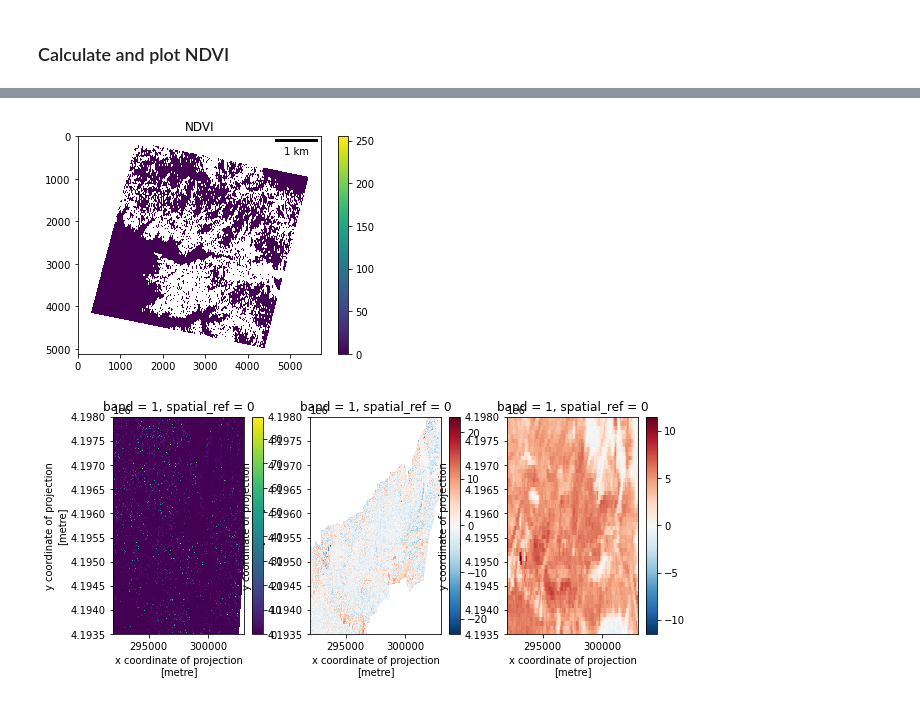
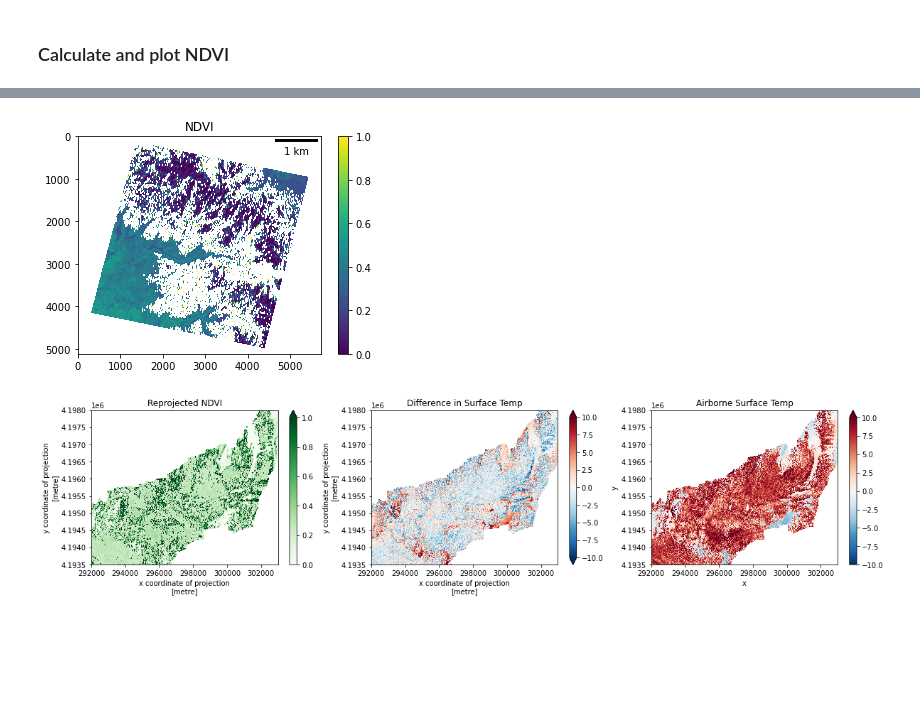
Before and after one commit to UW-GDA/aster-thermal, a Jupyter notebook: scratch2.ipynb, the cells around one changed output, grey strips where cells are left out. Drawn from its saved outputs; the diff is of its cells as text; code cells hidden in the pictures; blank space fills up the shorter version.

```diff
--- a/scratch2.ipynb
+++ b/scratch2.ipynb
@@ -130,2 +166,4 @@ numpy.ndarray
+# %%
+NDVI_masked = NDVI.where(~np.isnan(air_src))
 # %%
 f, ax = plt.subplots()
@@ -159,20 +189,23 @@ nir_ma = rio2ma(nir_path)
 NDVI_ma = (nir_ma-red_ma)/(nir_ma+red_ma)
 
 f, ax = plt.subplots()
-ax.imshow(NDVI_ma)
+ax.imshow(NDVI_ma, vmin=0, vmax=1)
 ax.add_artist(ScaleBar(1.0))
 ax.set_title('NDVI')
-f.colorbar(ax.imshow(NDVI_ma));
+f.colorbar(ax.imshow(NDVI_ma, vmin=0, vmax=1));
 # %% [output]
-[figure, old version]
+[figure, new version]
 # %%
 f, [ax1, ax2, ax3] = plt.subplots(1,3)
 
-NDVI.plot(ax=ax1)
-diff.plot(ax=ax2)
-aster_src_repr.plot(ax=ax3)
+NDVI_masked.plot(ax=ax1, vmin=0, vmax=1, cmap='Greens')
+ax1.set_title('Reprojected NDVI')
+diff.plot(ax=ax2, vmin=-10, vmax=10, cmap='RdBu_r')
+ax2.set_title('Difference in Surface Temp')
+air_src.plot(ax=ax3, vmin=-10, vmax=10, cmap='RdBu_r')
+ax3.set_title('Airborne Surface Temp')
 
-f.set_figwidth(10)
+f.set_figwidth(20)
 f.set_figheight(4);
 # %% [output]
-[figure, old version]
+[figure, new version]
```
Also changed, not shown: parts of 8 cells of this notebook.
